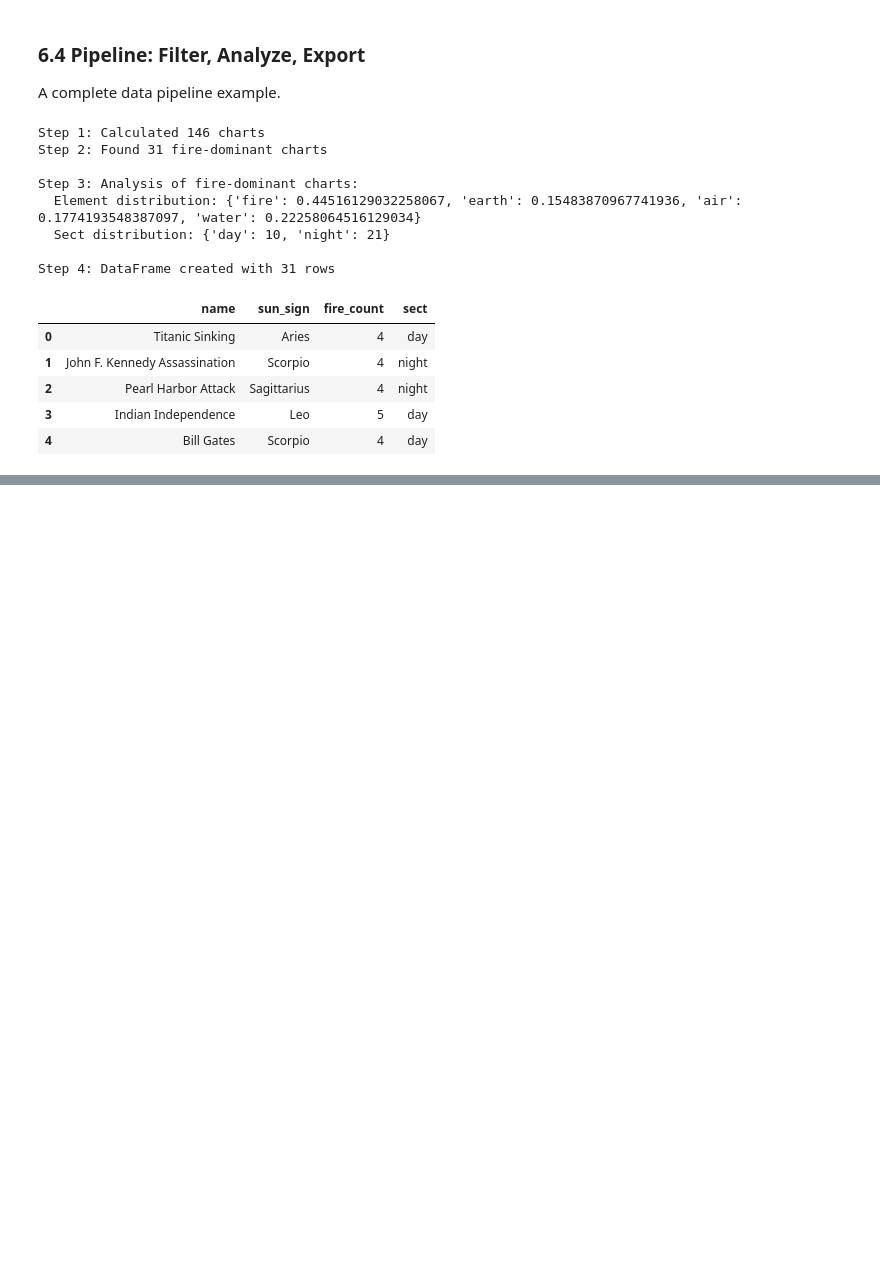
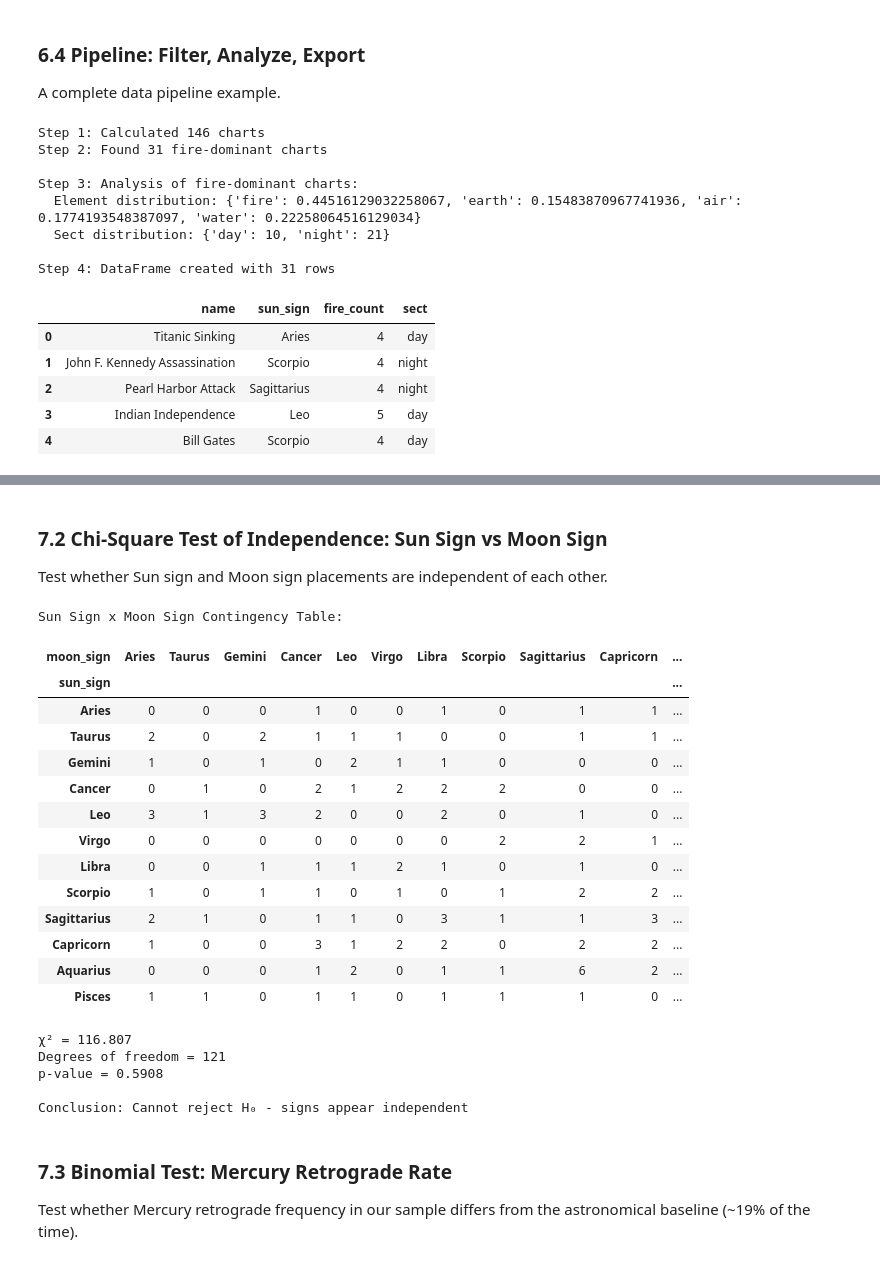
Before and after one commit to katelouie/stellium, a Jupyter notebook: examples/analysis_cookbook.ipynb, the cells around one changed output, grey strips where cells are left out. Drawn from its saved outputs; the diff is of its cells as text; code cells hidden in the pictures; blank space fills up the shorter version.

Commit message:
Add statistical test examples to analysis cookbook

```diff
--- a/examples/analysis_cookbook.ipynb
+++ b/examples/analysis_cookbook.ipynb
@@ -851,0 +860,11 @@ Step 4: DataFrame created with 31 rows
+# %%
+# Calculate all charts from the registry for statistical analysis
+from scipy import stats as scipy_stats
+
+all_charts = (
+    BatchCalculator.from_registry(event_type="birth")
+    .with_aspects()
+    .add_analyzer(AspectPatternAnalyzer())
+    .calculate_all()
+)
+print(f"Loaded {len(all_charts)} charts from NotableRegistry")
@@ -851,0 +936,48 @@ Step 4: DataFrame created with 31 rows
+# %% [markdown]
+### 7.2 Chi-Square Test of Independence: Sun Sign vs Moon Sign
+
+Test whether Sun sign and Moon sign placements are independent of each other.
+# %%
+# Get cross-tabulation from Stellium
+crosstab = chart_stats.cross_tab("sun_sign", "moon_sign")
+
+# Reindex to ensure all signs are present
+crosstab = crosstab.reindex(index=zodiac_order, columns=zodiac_order, fill_value=0)
+
+print("Sun Sign x Moon Sign Contingency Table:")
+display(crosstab)
+
+# Chi-square test of independence
+chi2, p_value, dof, expected_freq = scipy_stats.chi2_contingency(crosstab)
+
+print(f"\nχ² = {chi2:.3f}")
+print(f"Degrees of freedom = {dof}")
+print(f"p-value = {p_value:.4f}")
+print(
+    f"\nConclusion: {'Reject H₀ - signs may be dependent' if p_value < 0.05 else 'Cannot reject H₀ - signs appear independent'}"
+)
+# %% [output]
+Sun Sign x Moon Sign Contingency Table:
+| moon_sign | Aries | Taurus | Gemini | Cancer | Leo | Virgo | Libra | Scorpio | Sagittarius | Capricorn | ... |
+| sun_sign |  |  |  |  |  |  |  |  |  |  | ... |
+| Aries | 0 | 0 | 0 | 1 | 0 | 0 | 1 | 0 | 1 | 1 | ... |
+| Taurus | 2 | 0 | 2 | 1 | 1 | 1 | 0 | 0 | 1 | 1 | ... |
+| Gemini | 1 | 0 | 1 | 0 | 2 | 1 | 1 | 0 | 0 | 0 | ... |
+| Cancer | 0 | 1 | 0 | 2 | 1 | 2 | 2 | 2 | 0 | 0 | ... |
+| Leo | 3 | 1 | 3 | 2 | 0 | 0 | 2 | 0 | 1 | 0 | ... |
+| Virgo | 0 | 0 | 0 | 0 | 0 | 0 | 0 | 2 | 2 | 1 | ... |
+| Libra | 0 | 0 | 1 | 1 | 1 | 2 | 1 | 0 | 1 | 0 | ... |
+| Scorpio | 1 | 0 | 1 | 1 | 0 | 1 | 0 | 1 | 2 | 2 | ... |
+| Sagittarius | 2 | 1 | 0 | 1 | 1 | 0 | 3 | 1 | 1 | 3 | ... |
+| Capricorn | 1 | 0 | 0 | 3 | 1 | 2 | 2 | 0 | 2 | 2 | ... |
+| Aquarius | 0 | 0 | 0 | 1 | 2 | 0 | 1 | 1 | 6 | 2 | ... |
+| Pisces | 1 | 1 | 0 | 1 | 1 | 0 | 1 | 1 | 1 | 0 | ... |
+χ² = 116.807
+Degrees of freedom = 121
+p-value = 0.5908
+
+Conclusion: Cannot reject H₀ - signs appear independent
+# %% [markdown]
+### 7.3 Binomial Test: Mercury Retrograde Rate
+
+Test whether Mercury retrograde frequency in our sample differs from the astronomical baseline (~19% of the time).
```
Also changed, not shown: parts of 12 cells of this notebook.
